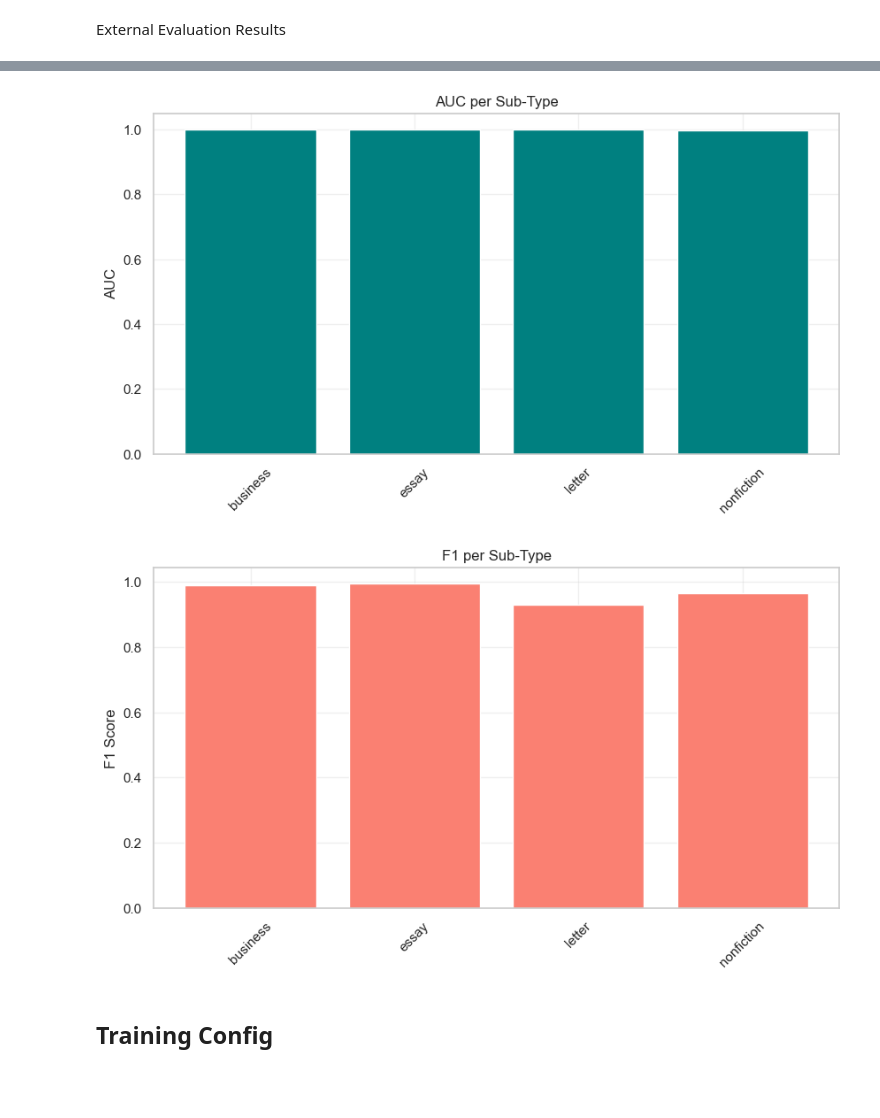
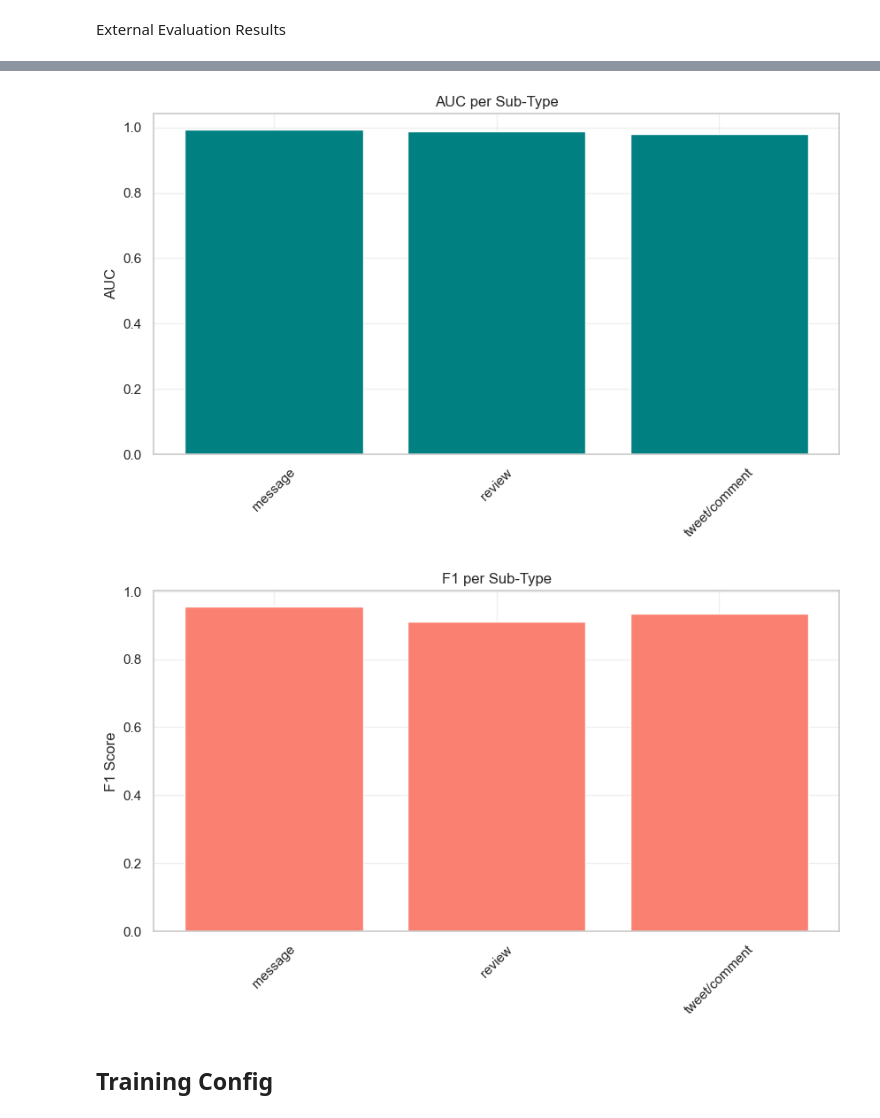
Before and after one commit to 4cekay/B101-Group2-NLP-Project, a Jupyter notebook: DetectorModel.ipynb, the cells around one changed output, grey strips where cells are left out. Saved outputs shown, nothing was run; the diff lists cells and outputs as text; code cells hidden in the pictures; blank space fills up the shorter version.

Commit message:
post-informal results

```diff
--- a/DetectorModel.ipynb
+++ b/DetectorModel.ipynb
@@ -450,38 +450,38 @@ df_eval = pd.DataFrame({
     "label": labels,
     "pred": predicted_classes,
     "prob_ai": prob_ai,
-    "sub-type": external_eval_df["sub-type"]
+    "sub-type": informal_external_eval_df["sub-type"]
 })
 
 subtype_scores = []
 
 for subtype, g in df_eval.groupby("sub-type"):
     if len(g) < 10:
         continue
-    auc = roc_auc_score(g["label"], g["prob_ai"])
+    auc_score = roc_auc_score(g["label"], g["prob_ai"])
     f1 = f1_score(g["label"], g["pred"])
-    subtype_scores.append((subtype, auc, f1))
+    subtype_scores.append((subtype, auc_score, f1))
 
 sub_df = pd.DataFrame(subtype_scores, columns=["sub-type", "auc", "f1"])
 
 plt.figure(figsize=(10,5))
 plt.bar(sub_df["sub-type"], sub_df["auc"], color='teal')
 plt.xticks(rotation=45)
 plt.ylabel("AUC")
 plt.title("AUC per Sub-Type")
 plt.grid(alpha=0.3)
 plt.show()
 
 plt.figure(figsize=(10,5))
 plt.bar(sub_df["sub-type"], sub_df["f1"], color='salmon')
 plt.xticks(rotation=45)
 plt.ylabel("F1 Score")
 plt.title("F1 per Sub-Type")
 plt.grid(alpha=0.3)
 plt.show()
 # %% [output]
-[figure, old version]
+[figure, new version]
-[figure, old version]
+[figure, new version]
 # %% [markdown]
 ## **Training Config**
 # %%
```
Also changed, not shown: parts of 23 cells of this notebook.
